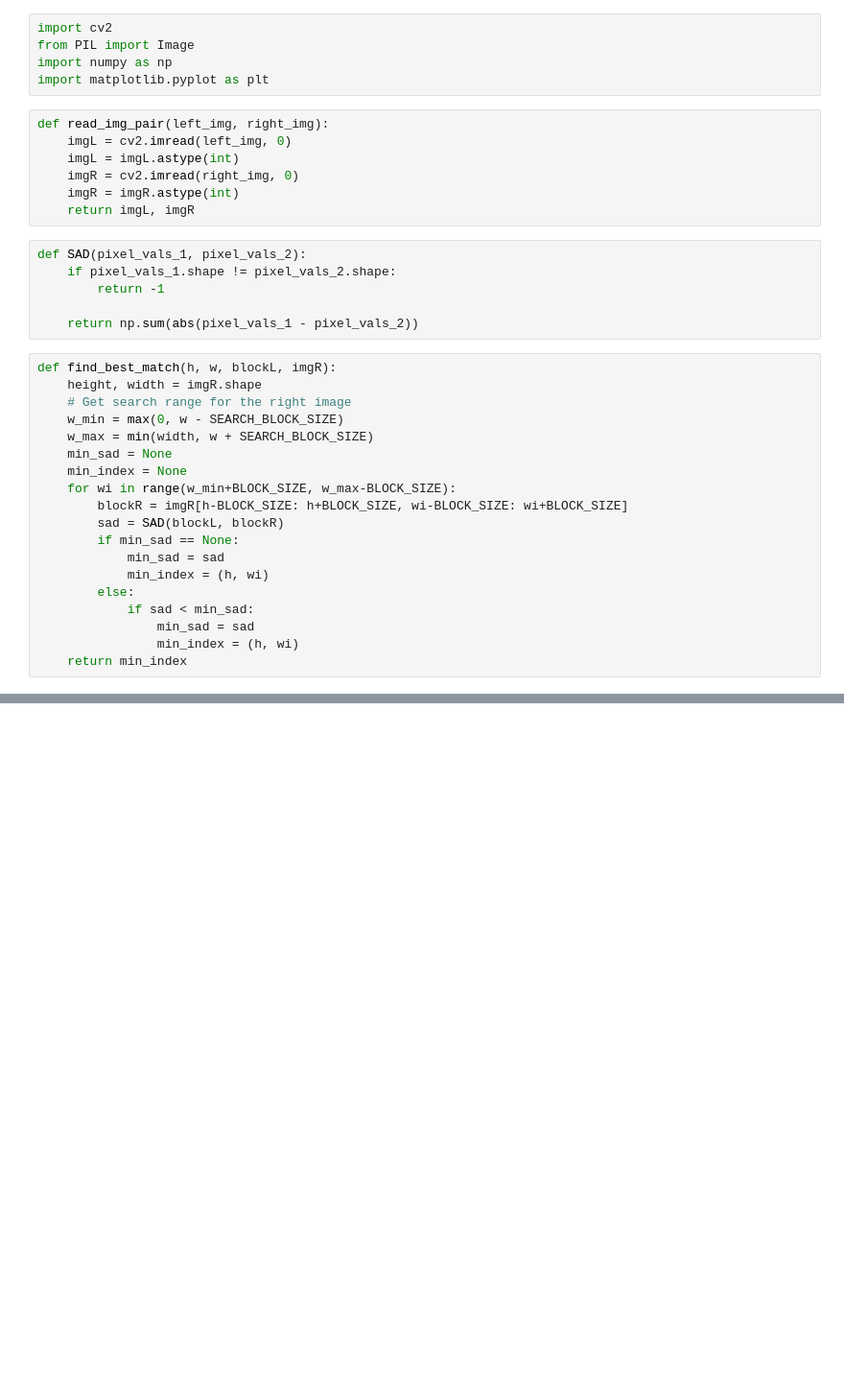
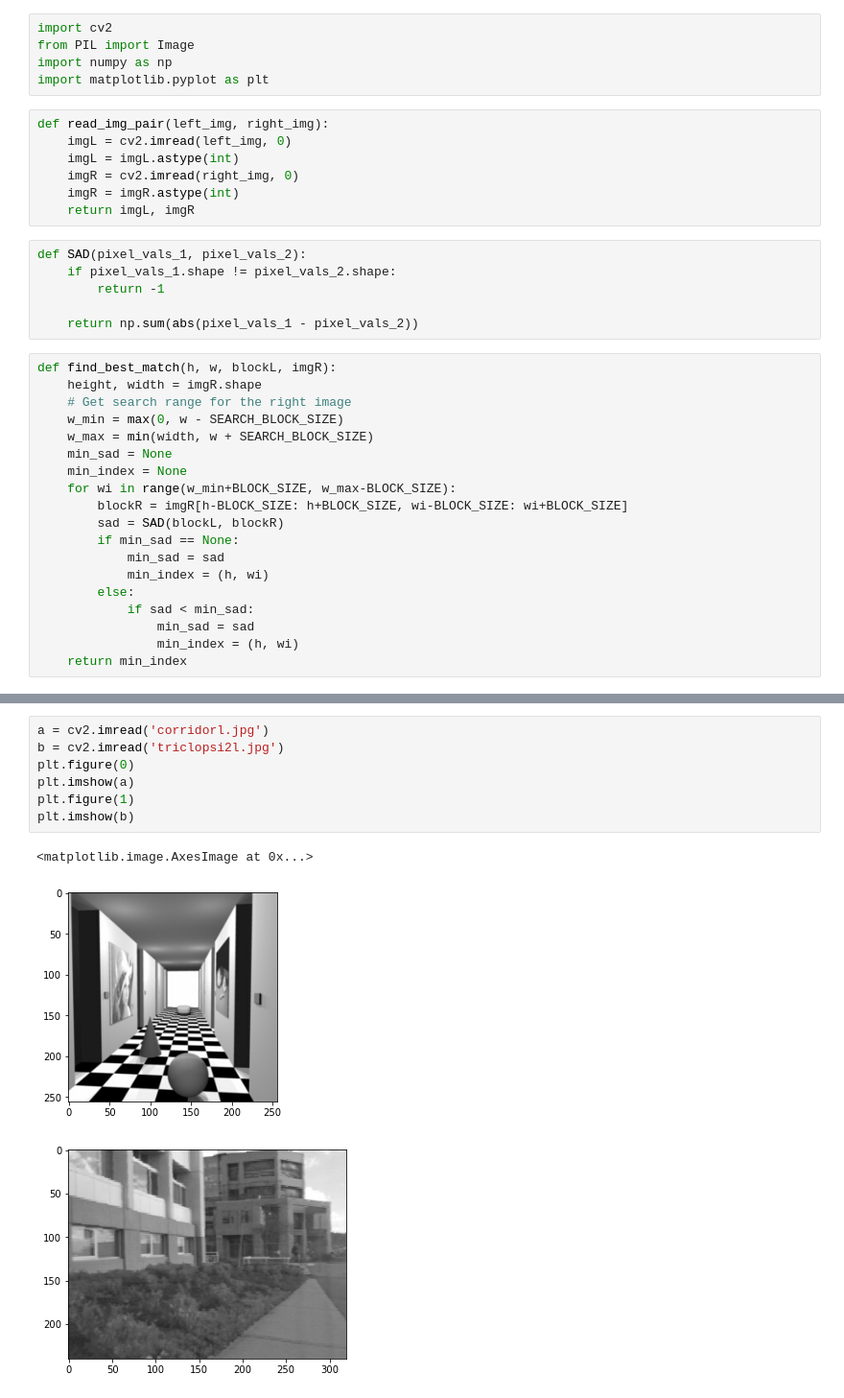
Before and after one commit to yklInverted/AI6121-CV-StereoMatching, a Jupyter notebook: Disparity map.ipynb, the cells around one changed output, grey strips where cells are left out. Shown at 96% size. Drawn from its saved outputs; the diff is of its cells as text; blank space fills up the shorter version.

```diff
--- a/Disparity map.ipynb
+++ b/Disparity map.ipynb
@@ -66,0 +67,11 @@ if __name__ == '__main__':
+# %%
+a = cv2.imread('corridorl.jpg')
+b = cv2.imread('triclopsi2l.jpg')
+plt.figure(0)
+plt.imshow(a)
+plt.figure(1)
+plt.imshow(b)
+# %% [output]
+<matplotlib.image.AxesImage at 0x...>
+[figure, added]
+[figure, added]
```
Also changed, not shown: parts of 2 cells of this notebook, 12 other files.
